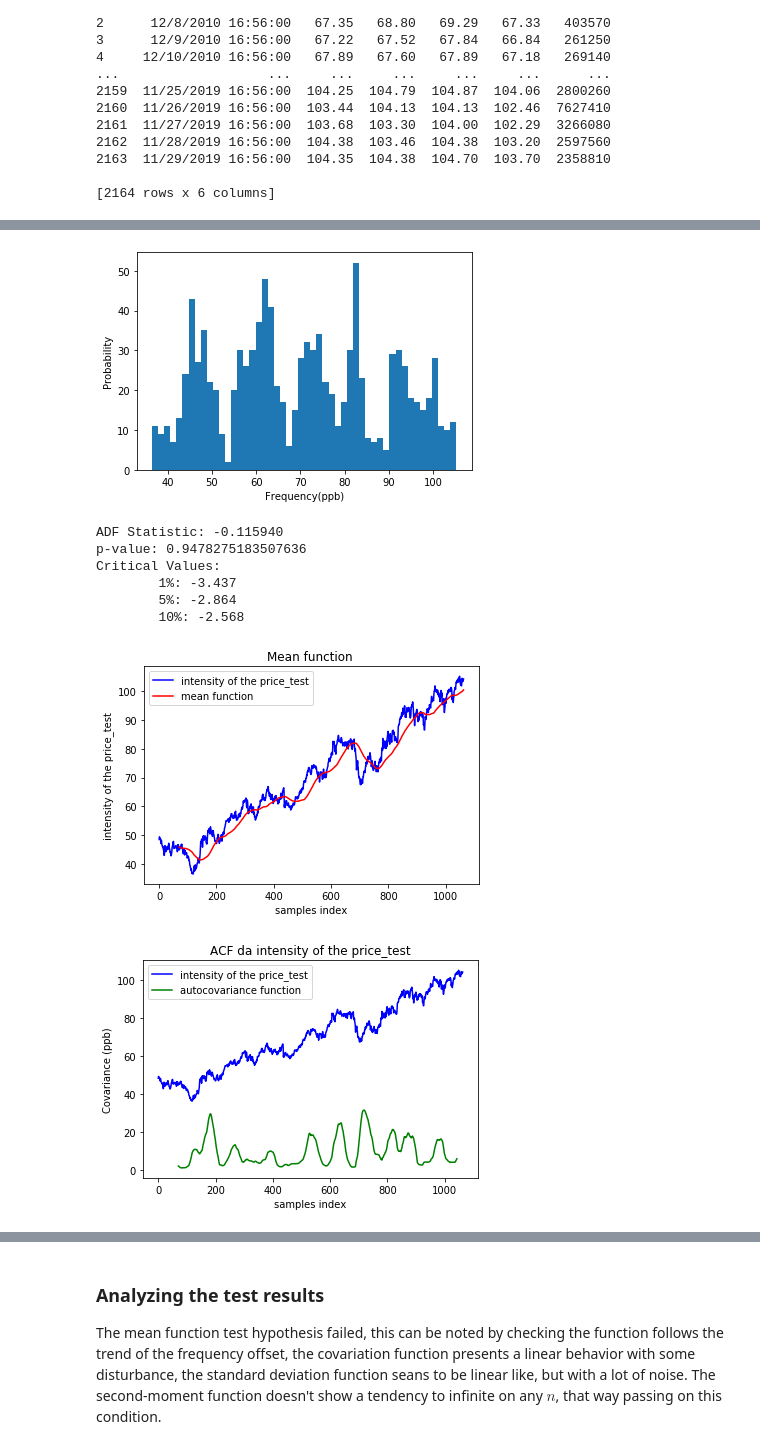
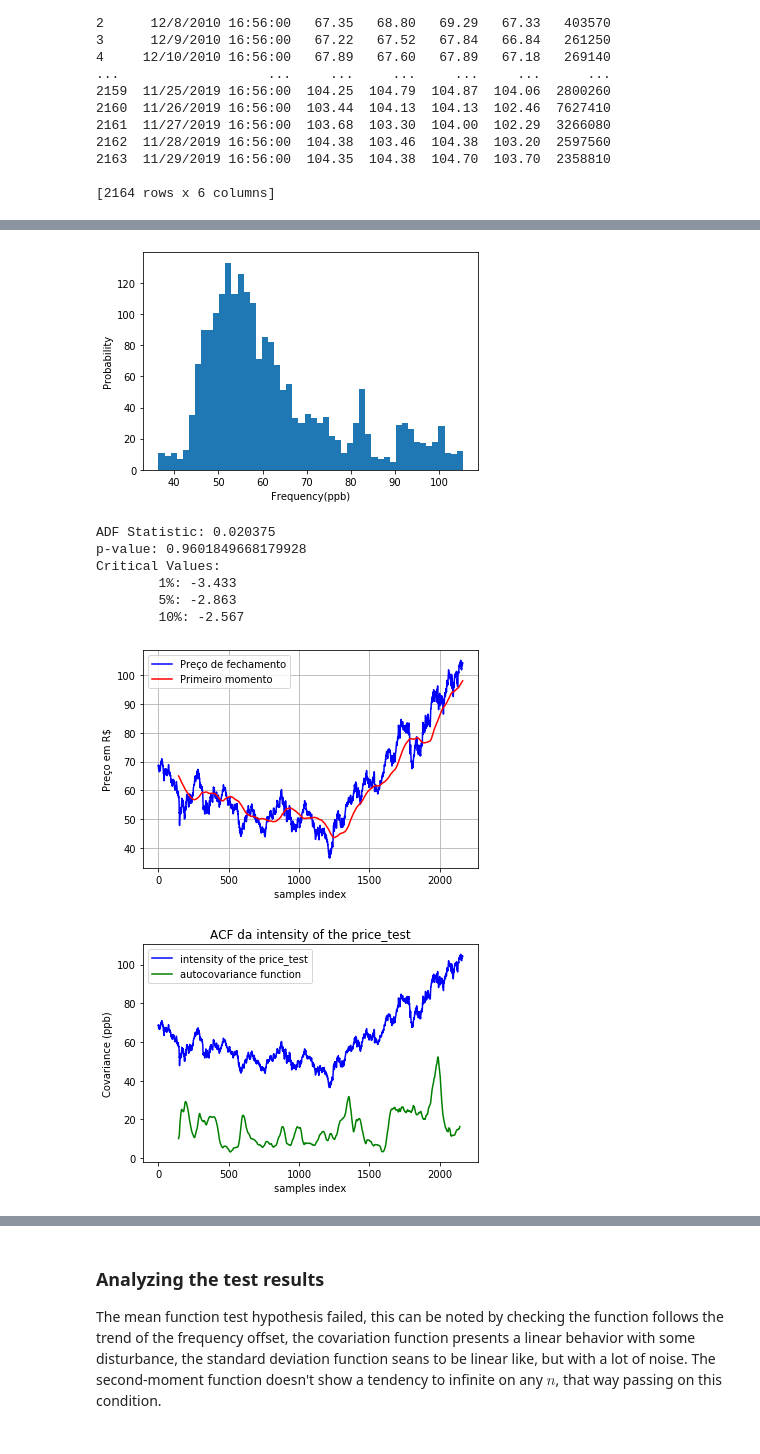
Before and after one commit to rodgdutra/Neural_network, a Jupyter notebook: time_series_bovespa/ibov_time_series.ipynb, the cells around one changed output, grey strips where cells are left out. Saved outputs shown, nothing was run; the diff lists cells and outputs as text; code cells hidden in the pictures.

```diff
--- a/time_series_bovespa/ibov_time_series.ipynb
+++ b/time_series_bovespa/ibov_time_series.ipynb
@@ -206,11 +206,16 @@ open_p = data[:,2]
 high   = data[:,3]
 low    = data[:,4]
 volume = data[:,5]
-price = np.array(price[1100:],dtype=float)
-open_p = np.array(open_p[1100:],dtype=float)
-high   = np.array(high[1100:],dtype=float)
-low    = np.array(low[1100:],dtype=float)
-volume = np.array(volume[1100:],dtype=float)
+# price = np.array(price[1100:],dtype=float)
+# open_p = np.array(open_p[1100:],dtype=float)
+# high   = np.array(high[1100:],dtype=float)
+# low    = np.array(low[1100:],dtype=float)
+# volume = np.array(volume[1100:],dtype=float)
+price = np.array(price,dtype=float)
+open_p = np.array(open_p,dtype=float)
+high   = np.array(high,dtype=float)
+low    = np.array(low,dtype=float)
+volume = np.array(volume,dtype=float)
 
 pprint.pprint(dataframe)
 # %% [output]
@@ -270,11 +282,12 @@ plt.show()
 mean, cov, s_moment, std = stationary_test(norm_wind,delta=20,ad=True)
 
 plt.figure()
-plt.plot(norm_wind, "b", label="intensity of the price_test")
-plt.plot(mean[0], mean[1], "r", label="mean function")
+plt.subplot()
+plt.plot(norm_wind, "b", label="Preço de fechamento")
+plt.plot(mean[0], mean[1], "r", label="Primeiro momento")
 plt.xlabel("samples index")
-plt.ylabel("intensity of the price_test")
-plt.title("Mean function ")
+plt.ylabel("Preço em R$")
+plt.grid('on')
 plt.legend()
 plt.show()
 
@@ -308,7 +321,7 @@ plt.show()
 # Autocorrelation function
 # If intensity of the price_test is non stationary the autocorrelation plot will show periodic behavior
 plt.figure()
-pd.plotting.autocorrelation_plot(norm_wind)
+pd.plotting.autocorrelation_plot(norm_wind[:100])
 plt.show()
 
 # Based on the autocorrelation plot, is correct to infer that
@@ -320,9 +333,9 @@ plt.show()
-[figure, old version]
+[figure, new version]
-ADF Statistic: -0.115940
-p-value: 0.9478275183507636
+ADF Statistic: 0.020375
+p-value: 0.9601849668179928
 Critical Values:
-        1%: -3.437
-        5%: -2.864
-        10%: -2.568
+        1%: -3.433
+        5%: -2.863
+        10%: -2.567
-[figure, old version]
+[figure, new version]
-[figure, old version]
+[figure, new version]
```
Also changed, not shown: parts of 27 cells of this notebook.
